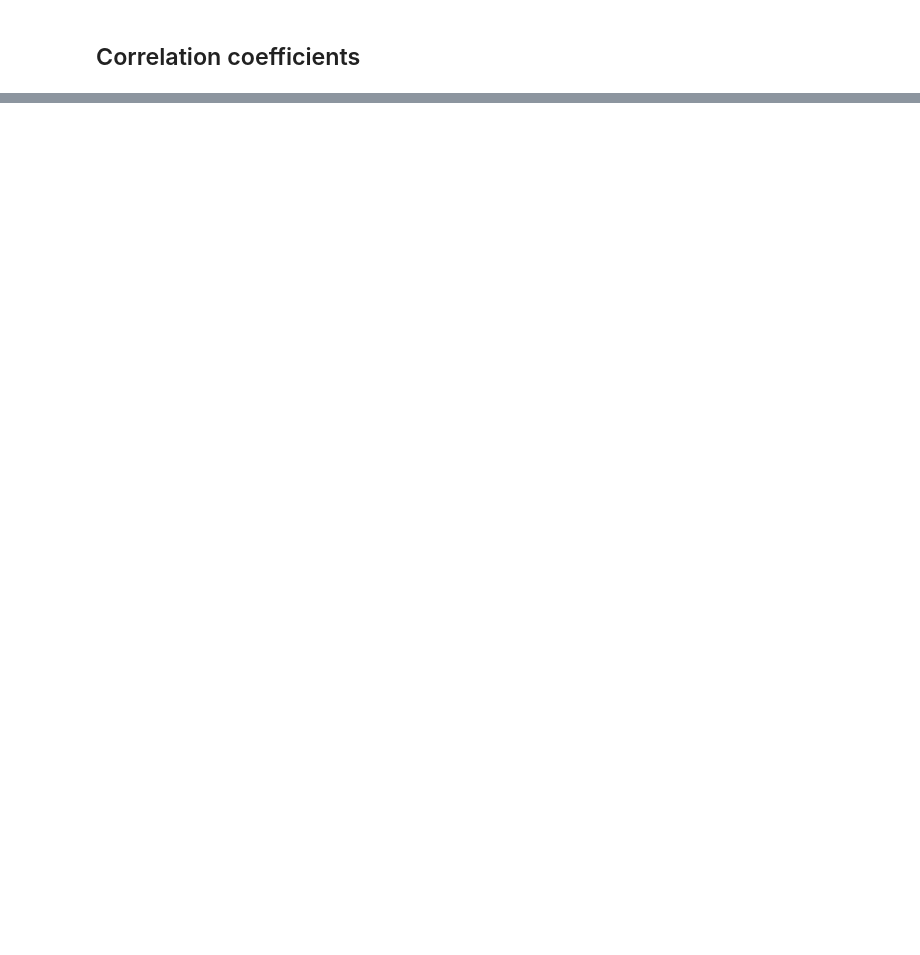
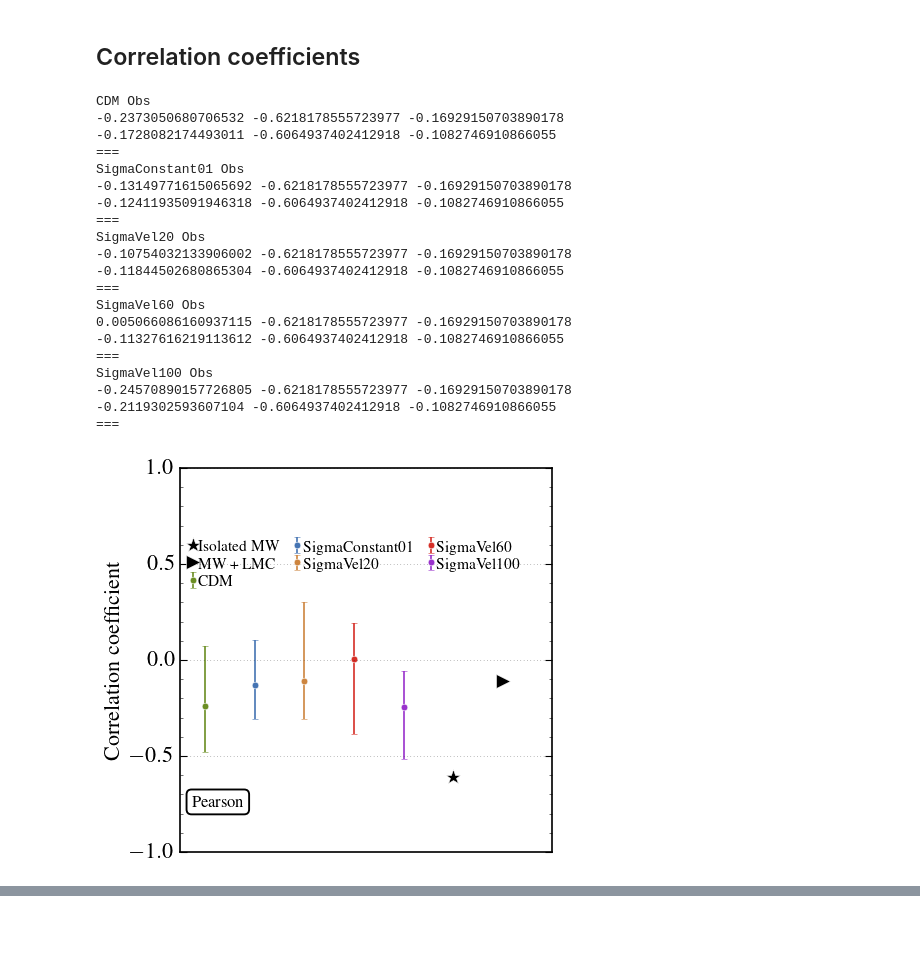
Before and after one commit to NoemiAM/TangoSIDM_satellites, a Jupyter notebook: examples/6 - density_pericenter_slope.ipynb, the cells around one changed output, grey strips where cells are left out. Saved outputs shown, nothing was run; the diff lists cells and outputs as text; code cells hidden in the pictures; blank space fills up the shorter version.

```diff
--- a/examples/6 - density_pericenter_slope.ipynb
+++ b/examples/6 - density_pericenter_slope.ipynb
@@ -615,12 +447,0 @@ SigmaVel100 ISO: (-0.24891347500057917, -0.4992261442297867, -0.0108393007394774
-# %%
-filename = f"./outputs/fit_slope_NFW+cNFW+ISO_{MAX_SATELLITES}.npy" if MAX_SATELLITES is not None else "./outputs/fit_slope_NFW+cNFW+ISO.npy"
-
-if os.path.isfile(filename):
-    run_fit = False
-    m_save_NFW, m_save_cNFW, m_save_ISO = np.load(filename, allow_pickle=True)
-
-else:
-    run_fit = True
-    m_save_NFW, m_save_cNFW, m_save_ISO  = [], [], []
-
-print(run_fit)
@@ -894,6 +769,10 @@ log_spearman_obs_MW_LMC = stats.spearmanr(x, y).statistic
 pearson_obs_MW_LMC = stats.pearsonr(r_p_LMC[0,:], rho_150pc_K19[0,:]).statistic
 spearman_obs_MW_LMC = stats.spearmanr(r_p_LMC[0,:], rho_150pc_K19[0,:]).statistic
 # %%
+plt.figure()
+ax = plt.subplot(1,1,1)
+plt.grid('True')
+
 for i, (id, id_name) in enumerate(IDs.items()):
     file = h5py.File(DATA_PATH+f"{id}.hdf5", "a")
 
@@ -908,30 +787,79 @@ for i, (id, id_name) in enumerate(IDs.items()):
             counter  = 0
             # Get satellites of MW halo
             for subhalo_idx in subhalo_idxs:
                 if np.log10(file[str(subhalo_idx)]['tree_data']['bound_mass_dm'][0]) > 9: # MINIMUM satellite mass = 10^9
                     data_subhalo = file[f'{subhalo_idx}']
 
                     # Get pericenter
                     _rp = data_subhalo["tree_data"]["pericenter"][1]
                     _rp = _rp[0] if _rp.shape==(1,) else _rp
                     rp = np.append(rp, _rp)
 
                     nfw_fit = data_subhalo['halo_data']['nfw_fit']
                     r_s, log10_rho_s, sigma_r_s, sigma_log10_rho_s = nfw_fit
                     rho_s = 10**log10_rho_s
                     _rho_150 = NFW_profile(np.array([0.15]), rho_s, r_s)
                     rho150 = np.append(rho150, _rho_150[0])
 
                     counter +=1
 
             if counter<8: continue # only systems with at least 8 satellites
 
             pearson_sim = np.append(pearson_sim, stats.pearsonr(rp, rho150).statistic)
             x = np.log10(rp)
             y = np.log10(rho150)
             log_pearson_sim = np.append(log_pearson_sim, stats.pearsonr(x, y).statistic)
 
     print(id_name, 'Obs')
     print(np.median(log_pearson_sim), log_pearson_obs_MW, log_pearson_obs_MW_LMC)
     print(np.median(pearson_sim),pearson_obs_MW, pearson_obs_MW_LMC)
     print('===')
+
+    merr = np.zeros((2, 1))
+    merr[0,0]= np.median(log_pearson_sim) - np.percentile(log_pearson_sim,16)
+    merr[1,0]= np.percentile(log_pearson_sim,84) - np.median(log_pearson_sim)
+    plt.errorbar(np.array([i]), np.array(np.median(log_pearson_sim)), yerr=merr, marker='o', markersize=6, color=color_list[i],
+                 markeredgecolor="white", ls='none', lw=1.5, label=id_name)
+
+    file.close()
+
+plt.plot(np.array([i+1]), np.array(pearson_obs_MW), marker='*', markersize=14,
+         markeredgecolor="white", label='Isolated MW', color='black')
+
+plt.plot(np.array([i+2]), np.array(pearson_obs_MW_LMC), marker='>', markersize=12,
+         markeredgecolor="white", label='MW + LMC', color='black')
+
+plt.legend(loc=[0.01,0.67],labelspacing=0.2, handlelength=0.3, handletextpad=0.2,
+           frameon=False, fontsize=14, ncol=3, columnspacing=1, numpoints=1)
+plt.xticks([])
+plt.ylabel('Correlation coefficient')
+plt.axis([-0.5, 7, -1, 1.0])
+
+props = dict(boxstyle='round', fc='white', ec='black', alpha=1)
+plt.text(0.03, 0.15, 'Pearson', transform=ax.transAxes, fontsize=15, verticalalignment='top', bbox=props, zorder=1000)
+
+####
+# plt.savefig('figures/Density_pericenter_correlation_pearson.png',dpi=300)
+plt.show()
+# %% [output]
+CDM Obs
+-0.2373050680706532 -0.6218178555723977 -0.16929150703890178
+-0.1728082174493011 -0.6064937402412918 -0.1082746910866055
+===
+SigmaConstant01 Obs
+-0.13149771615065692 -0.6218178555723977 -0.16929150703890178
+-0.12411935091946318 -0.6064937402412918 -0.1082746910866055
+===
+SigmaVel20 Obs
+-0.10754032133906002 -0.6218178555723977 -0.16929150703890178
+-0.11844502680865304 -0.6064937402412918 -0.1082746910866055
+===
+SigmaVel60 Obs
+0.005066086160937115 -0.6218178555723977 -0.16929150703890178
+-0.11327616219113612 -0.6064937402412918 -0.1082746910866055
+===
+SigmaVel100 Obs
+-0.24570890157726805 -0.6218178555723977 -0.16929150703890178
+-0.2119302593607104 -0.6064937402412918 -0.1082746910866055
+===
+[figure, added]
```
Also changed, not shown: parts of 23 cells of this notebook, 3 other files.
